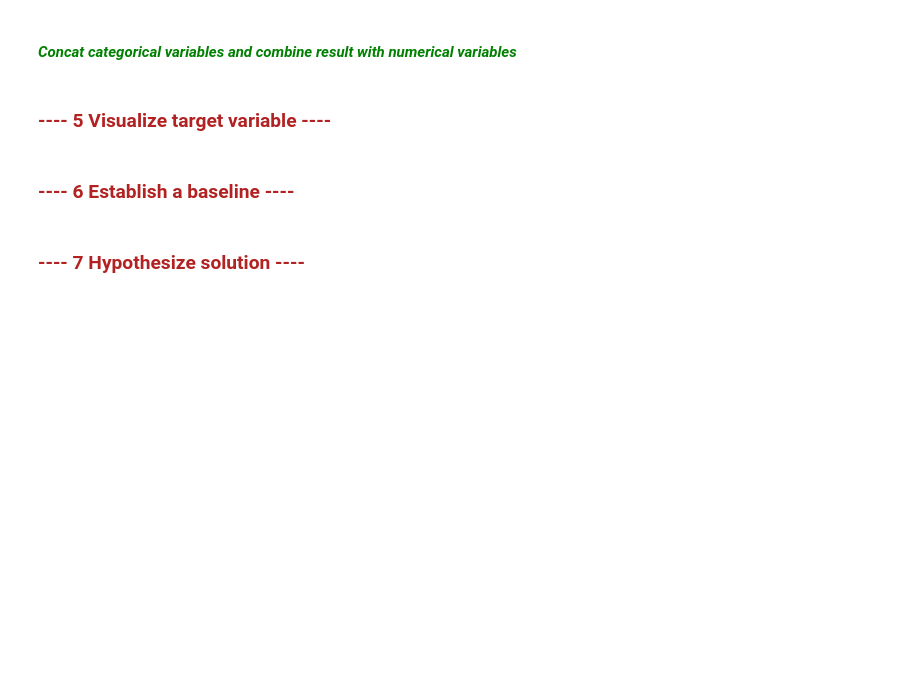
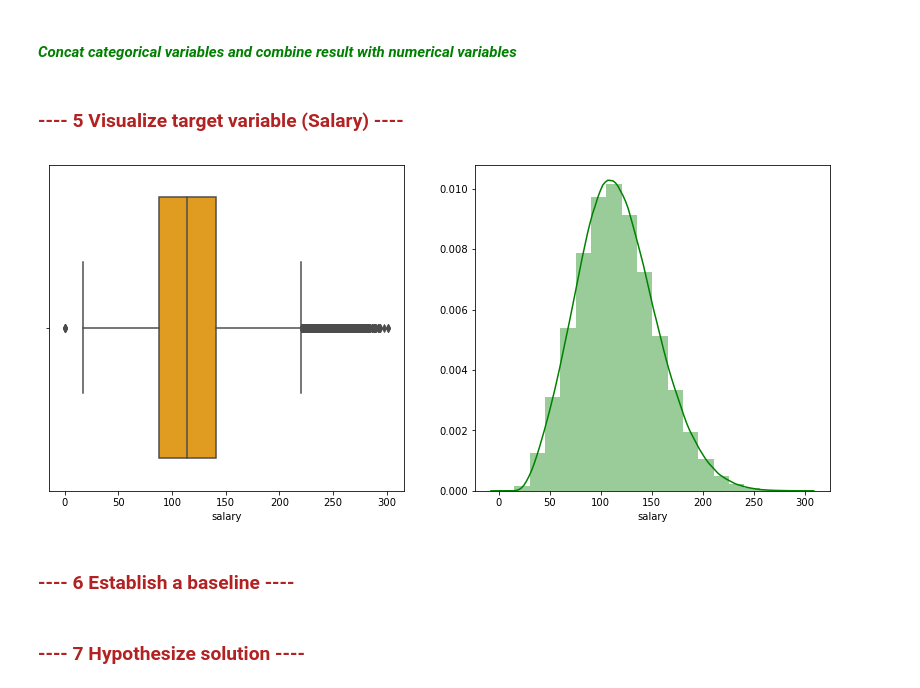
Before and after one commit to suroor89/salary_prediction_portfolio, a Jupyter notebook: Salary_Prediction.ipynb, the cells around one changed output. Cells and saved outputs as stored; diff of their text form; code cells hidden in the pictures; blank space fills up the shorter version.

Commit message:
addig visualization

```diff
--- a/Salary_Prediction.ipynb
+++ b/Salary_Prediction.ipynb
@@ -238,6 +238,19 @@ milesFromMetropolis   -0.297666
 Name: salary, dtype: float64
 # %% [markdown]
 #### <font color=green>*Concat categorical variables and combine result with numerical variables*</font>
+# %% [markdown]
+### <font color=Firebrick>---- 5 Visualize target variable (Salary) ----</font>
+# %%
+plt.figure(figsize = (14, 6))
+plt.subplot(1,2,1)
+sns.boxplot(merged_data.salary, color ='Orange')
+plt.subplot(1,2,2)
+sns.distplot(merged_data.salary, bins=20, color='green')
+plt.show()
+# %% [output]
+[figure, added]
+# %% [markdown]
+### <font color=Firebrick>---- 6 Establish a baseline ----</font>
 # %%
 def concat_cat_num_data(df, cat_vars=None, num_vars=None):
     '''concat all categorical variables and combines result with numerical variables'''
@@ -247,10 +260,6 @@ def concat_cat_num_data(df, cat_vars=None, num_vars=None):
 feature_df = concat_cat_num_data(clean_train_df, cat_vars=categorical_vars, num_vars=numeric_vars)
 test_df = concat_cat_num_data(test_feature_df, cat_vars=categorical_vars, num_vars=numeric_vars)
 feature_df.head(5)
-# %% [markdown]
-### <font color=Firebrick>---- 5 Visualize target variable ----</font>
-# %% [markdown]
-### <font color=Firebrick>---- 6 Establish a baseline ----</font>
 # %%
 #select a reasonable metric (MSE in this case)
 #create an extremely simple model and measure its efficacy
```
Also changed, not shown: parts of 3 cells of this notebook.
